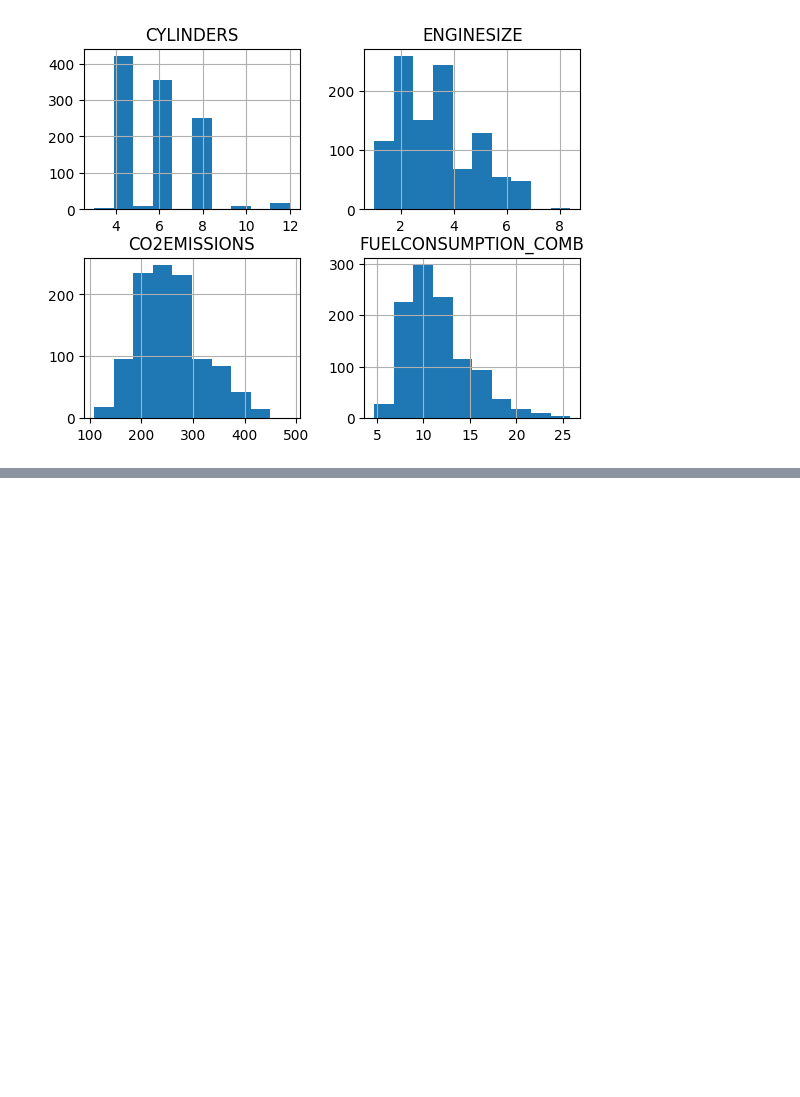
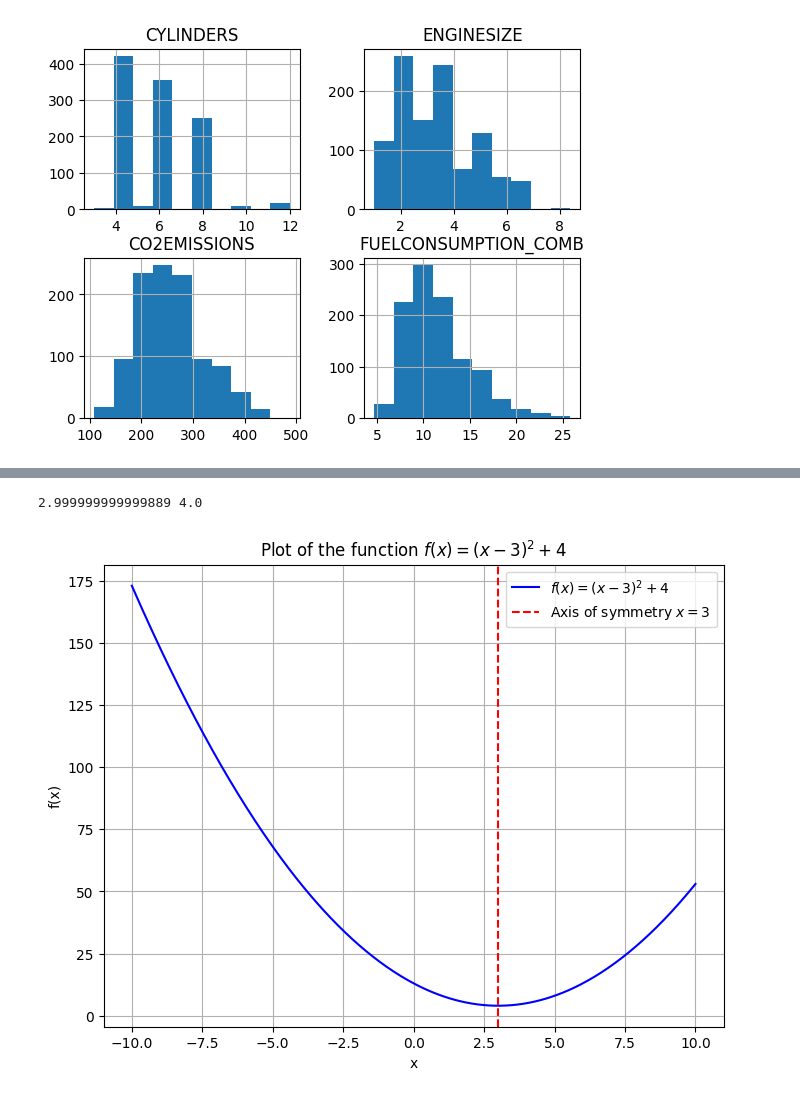
Before and after one commit to coldavidjbrady/mchnLearn, a Jupyter notebook: linearRegression.ipynb, the cells around one changed output, grey strips where cells are left out. Cells and saved outputs as stored; diff of their text form; code cells hidden in the pictures; blank space fills up the shorter version.

```diff
--- a/linearRegression.ipynb
+++ b/linearRegression.ipynb
@@ -192,0 +209,68 @@ Variance Score (R^2): 0.87
+# %%
+''' This example is a simple example of using gradient descent to find the minimum of a parabola where we define the function to be
+f(x) = (x-3)**2 + 4. It should be intuitively obvious that the lowest point (i.e. y value) will be 3 because 3 minus 3 is 0 and when
+squared it is still zero with the value of the function evaluating to 4 at that point. However, the point is to demonstrate the concept
+of gradient descent.
+'''
+import random
+
+def f(x):
+    return (x - 3) ** 2 + 4
+
+# Return the derivative
+def dx_f(x):
+    return 2 * (x - 3)
+
+# Define the learning rate and the number of iterations to perform the gradient descent
+L = .001
+iterations = 1000000
+
+# Start at a random value of x
+x = random.randint(-15, 15)
+
+for i in range(iterations):
+    # Get the slope
+    d_x = dx_f(x)
+    # Update x by subtracting the learning rate * slope (i.e. perform the gradient descent)
+    x -= L * d_x
+
+print(x, f(x))
+# %% [output]
+2.999999999999889 4.0
+# %%
+# Let's plot our function for visualization purposes
+import numpy as np
+import matplotlib.pyplot as plt
+
+# Define the function
+def f(x):
+    return (x - 3)**2 + 4
+
+# Create a range of x values
+x_values = np.linspace(-10, 10, 400)  # 400 points from -10 to 10
+
+# Compute the corresponding y values
+y_values = f(x_values)
+
+# Plot the function
+plt.figure(figsize=(8, 6))
+plt.plot(x_values, y_values, label=r'$f(x) = (x-3)^2 + 4$', color='b')
+
+# Plot the axis of symmetry
+plt.axvline(x=3, color='r', linestyle='--', label='Axis of symmetry $x=3$')
+
+# Add labels and title
+plt.title('Plot of the function $f(x) = (x-3)^2 + 4$')
+plt.xlabel('x')
+plt.ylabel('f(x)')
+
+# Add a grid
+plt.grid(True)
+
+# Add a legend
+plt.legend()
+
+# Show the plot
+plt.show()
+# %% [output]
+[figure, added]
```
Also changed, not shown: parts of 8 cells of this notebook, 7 other files.
